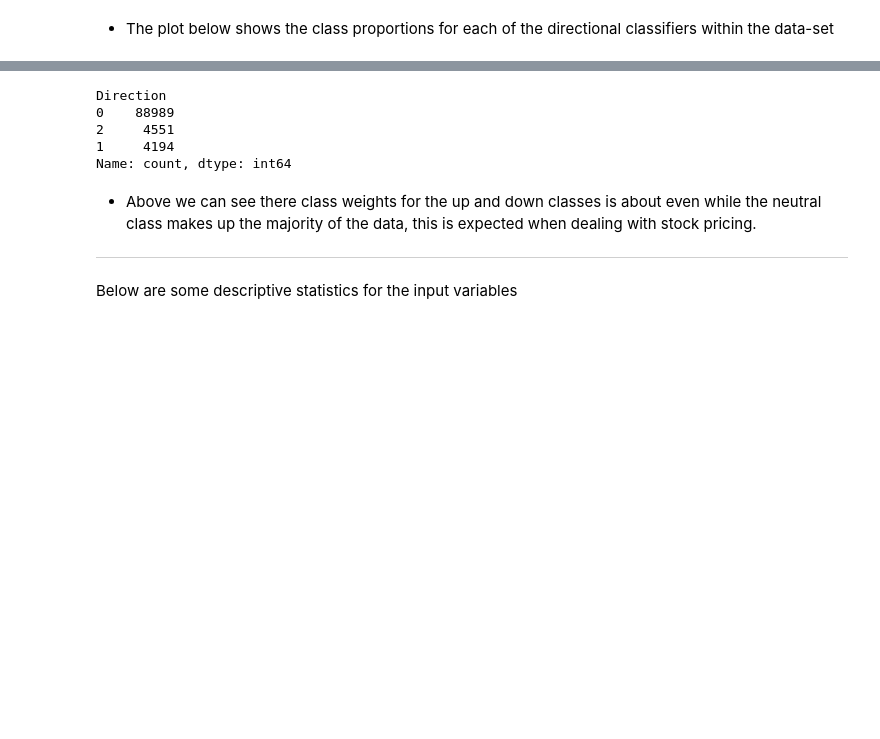
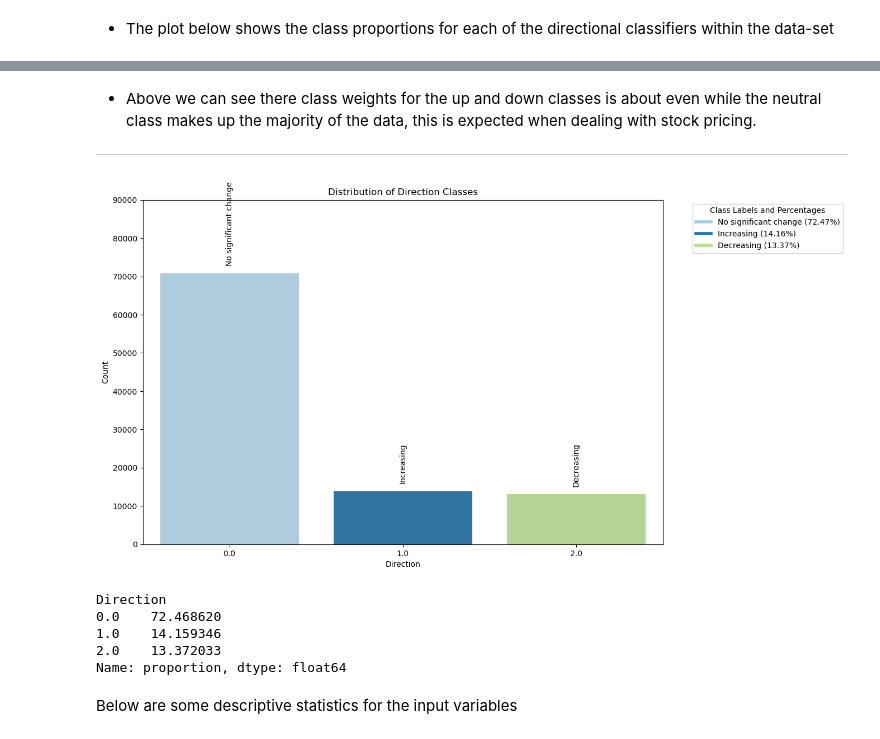
Before and after one commit to sflyranger/Stock_Price_Machine_Learning_Project, a Jupyter notebook: Amazon MultiClass Model.ipynb, the cells around one changed output, grey strips where cells are left out. Drawn from its saved outputs; the diff is of its cells as text; code cells hidden in the pictures; blank space fills up the shorter version.

```diff
--- a/Amazon MultiClass Model.ipynb
+++ b/Amazon MultiClass Model.ipynb
@@ -146,14 +102,74 @@ plt.show()
-# %%
-filtered_df['Direction'].value_counts()
-# %% [output]
-Direction
-0    88989
-2     4551
-1     4194
-Name: count, dtype: int64
 # %% [markdown]
 * Above we can see there class weights for the up and down classes is about even while the neutral class makes up the majority of the data, this is expected when dealing with stock pricing.
 ------------------------
+# %%
+import pandas as pd
+import matplotlib.pyplot as plt
+import seaborn as sns
+import numpy as np
+
+def create_target_classes(df, column='close', period=60):
+    df['Future_Close'] = df[column].shift(-period)  # Look forward 60 minutes
+    df['Pct_Change'] = (df['Future_Close'] / df[column]) - 1
+    conditions = [
+        (df['Pct_Change'] <= -0.005),
+        (df['Pct_Change'] > -0.005) & (df['Pct_Change'] <= 0.005),
+        (df['Pct_Change'] > 0.005)
+    ]
+    choices = [2, 0, 1]
+    df['Direction'] = np.select(conditions, choices, default=np.nan)
+    df = df.drop(columns=['Future_Close', 'Pct_Change'])
+    return df.dropna(subset=['Direction'])
+
+# Apply the function to the DataFrame
+filtered_df = create_target_classes(filtered_df)
+
+# Calculate the percentages for each class
+direction_counts = filtered_df['Direction'].value_counts()
+total_counts = direction_counts.sum()
+direction_percentages = (direction_counts / total_counts * 100).round(2)
+
+# Plot the distribution of the Direction column
+plt.figure(figsize=(12, 8))
+sns.countplot(x='Direction', data=filtered_df, hue='Direction', palette='Paired', dodge=False, legend=False)
+
+# Annotate the plot with the class labels
+annotations = {
+    0: "No significant change",
+    1: "Increasing",
+    2: "Decreasing"}
+
+for direction, label in annotations.items():
+    plt.text(direction, direction_counts[direction] + 2000, label, ha='center', fontsize=10, rotation=90, va='bottom')
+
+plt.title('Distribution of Direction Classes')
+plt.xlabel('Direction')
+plt.ylabel('Count')
+plt.ylim(0, 90000)  # Set the y-axis limit to 90,000
+
+# Create a custom legend with percentages
+handles = []
+for direction, label in annotations.items():
+    handles.append(
+        plt.Line2D([0], [0], color=sns.color_palette('Paired')[direction], lw=4, label=f'{label} ({direction_percentages[direction]}%)')
+    )
+
+plt.legend(handles=handles, title='Class Labels and Percentages', bbox_to_anchor=(1.05, 1), loc='upper left')
+
+plt.show()
+# %% [output]
+[figure, added]
+# %%
+proportions = filtered_df['Direction'].value_counts(normalize=True) * 100
+
+# Print the proportions
+print(proportions)
+# %% [output]
+Direction
+0.0    72.468620
+1.0    14.159346
+2.0    13.372033
+Name: proportion, dtype: float64
 # %% [markdown]
 Below are some descriptive statistics for the input variables
 # %%
```
Also changed, not shown: parts of 14 cells of this notebook.
